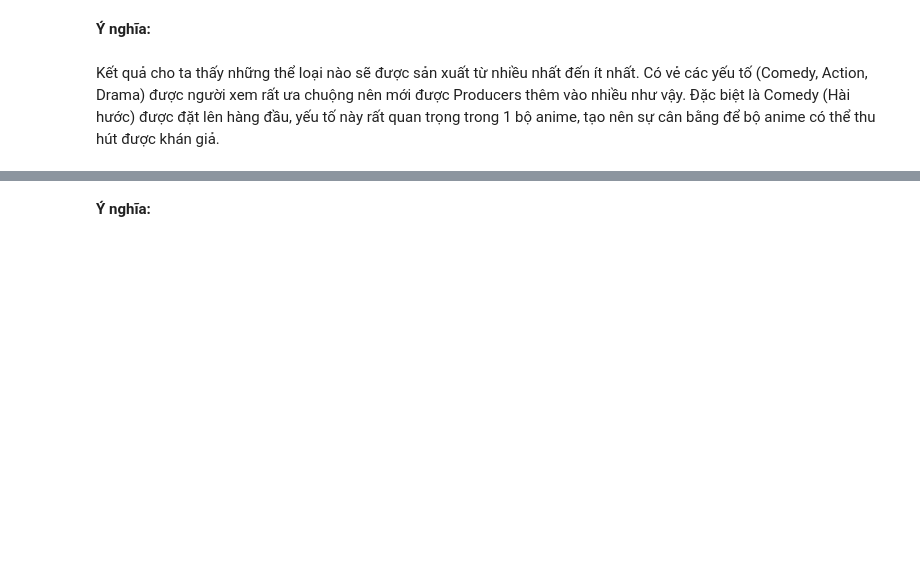
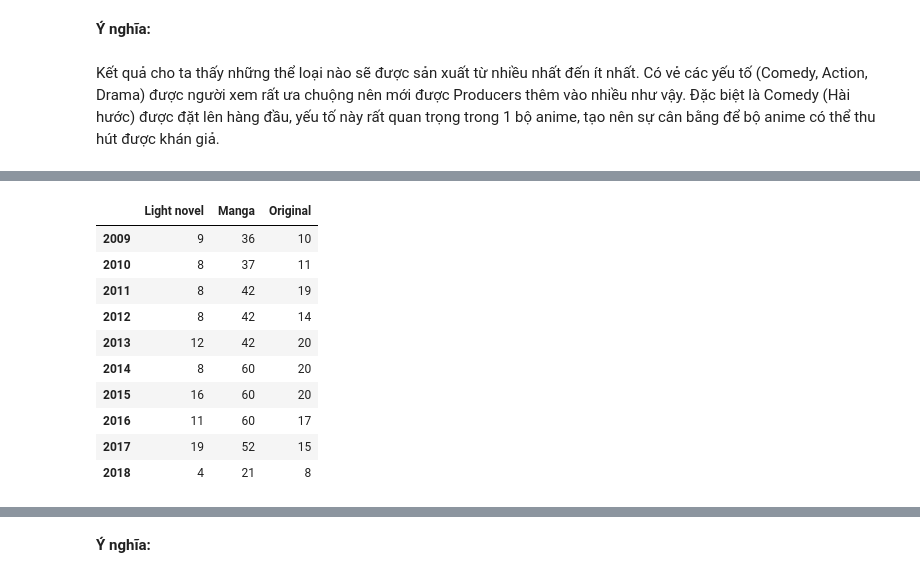
Before and after one commit to jekkyboy/LT-KHDL, a Jupyter notebook: 1712262-NguyenTruongAn.ipynb, the cells around one changed output, grey strips where cells are left out. Drawn from its saved outputs; the diff is of its cells as text; code cells hidden in the pictures; blank space fills up the shorter version.

```diff
--- a/1712262-NguyenTruongAn.ipynb
+++ b/1712262-NguyenTruongAn.ipynb
@@ -382,0 +392,21 @@ a
+# %%
+# Tạo DataFrame num_three_best_sources
+df = num_animes_each_source
+src = three_best_sources
+num_three_best_sources=pd.DataFrame(columns=src,index=range(2009,2019))
+for year in range(2009,2019):
+    data=df[(df.Year==year) & ((df.Sources==src[0])|(df.Sources==src[1])|(df.Sources==src[2]))].counts
+    num_three_best_sources.loc[year]=list(data)
+num_three_best_sources
+# %% [output]
+|  | Light novel | Manga | Original |
+| 2009 | 9 | 36 | 10 |
+| 2010 | 8 | 37 | 11 |
+| 2011 | 8 | 42 | 19 |
+| 2012 | 8 | 42 | 14 |
+| 2013 | 12 | 42 | 20 |
+| 2014 | 8 | 60 | 20 |
+| 2015 | 16 | 60 | 20 |
+| 2016 | 11 | 60 | 17 |
+| 2017 | 19 | 52 | 15 |
+| 2018 | 4 | 21 | 8 |
```
Also changed, not shown: parts of 12 cells of this notebook.
